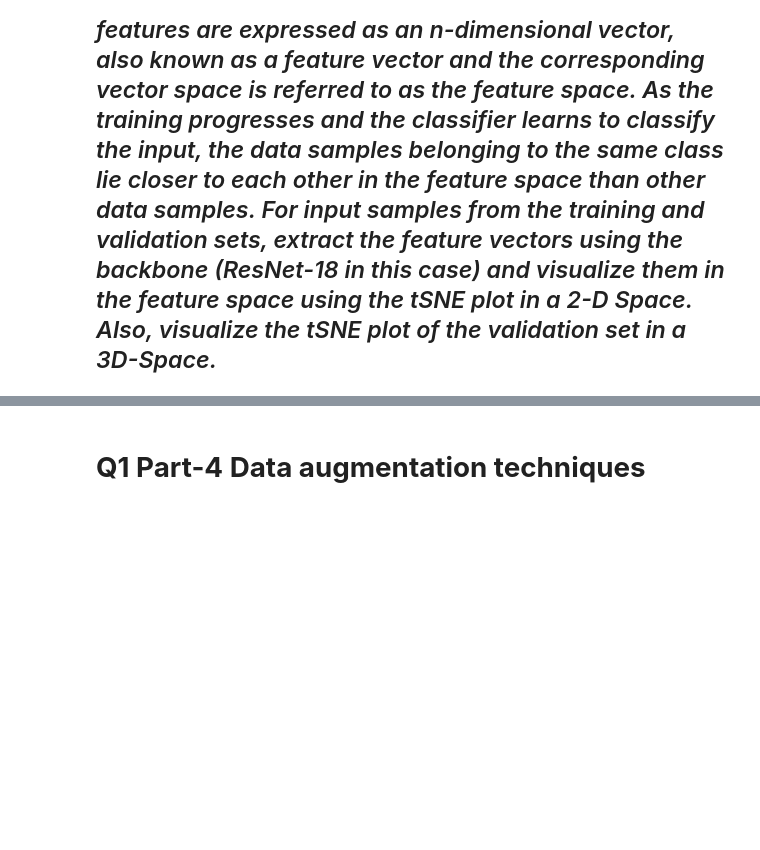
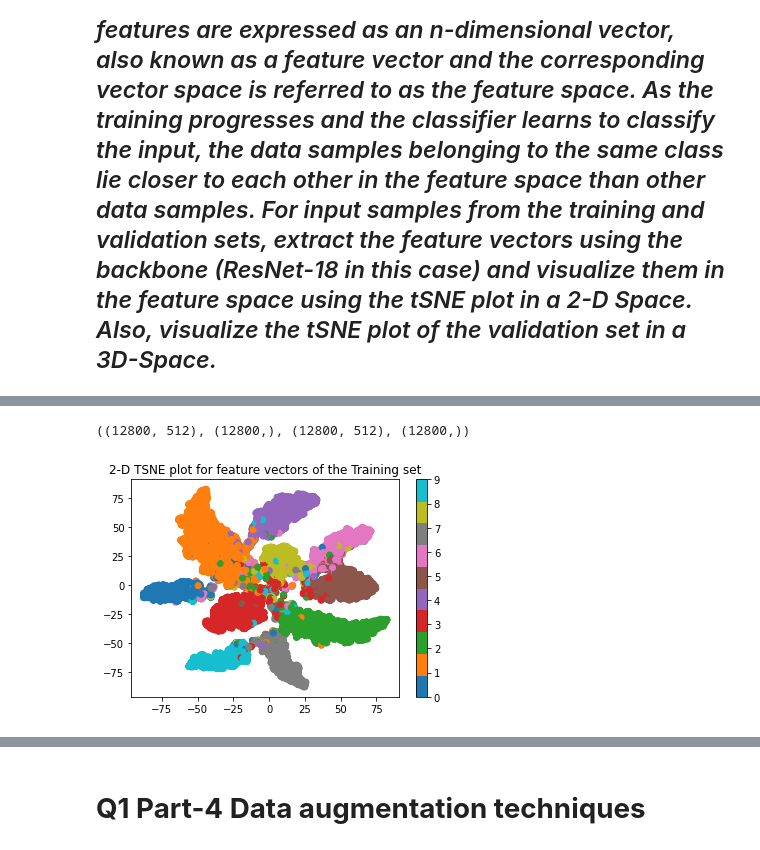
Before and after one commit to devKhush/Computer-Vision-Assignments, a Jupyter notebook: Assignment-1/Q1/Solution.ipynb, the cells around one changed output, grey strips where cells are left out. Drawn from its saved outputs; the diff is of its cells as text; code cells hidden in the pictures; blank space fills up the shorter version.

```diff
--- a/Assignment-1/Q1/Solution.ipynb
+++ b/Assignment-1/Q1/Solution.ipynb
@@ -956,18 +803,18 @@ n_dim_feature_vectors_val = np.array(n_dim_feature_vectors_val)
+# %%
+train_features.shape, train_labels.shape, val_features.shape, val_labels.shape
+# %% [output]
+((12800, 512), (12800,), (12800, 512), (12800,))
 # %%
-# 2-D t-SNE plot of the feature vectors of the training set
-# tsne = TSNE(n_components=2)
-# tsne_result = tsne.fit_transform(n_dim_feature_vectors_train)
+from sklearn.manifold import TSNE
 
-y_train = []
-for i, data in enumerate(trainloader, 0):
-        if i == len(trainloader)-1: break
-        inputs, labels = data
-        y_train.append(labels.numpy())
-y_train = np.array(y_train)
-y_train = y_train.reshape(len(y_train)*len(y_train[0]), 1)
+# 2-D t-SNE plot of the feature vectors of the validation set
+tsne = TSNE(n_components=2)
+tsne_result_train_2D = tsne.fit_transform(np.array(train_features))
 
-plt.scatter(tsne_result[:, 0], tsne_result[:, 1], c=y_train, cmap=plt.cm.get_cmap('tab10', len(np.unique(y_train))))
+plt.scatter(tsne_result_train_2D[:, 0], tsne_result_train_2D[:, 1], c=np.array(train_labels), cmap=plt.cm.get_cmap('tab10', len(np.unique(train_labels))))
 plt.title('2-D TSNE plot for feature vectors of the Training set')
-plt.colorbar(ticks=range(len(np.unique(y_train))))
+plt.colorbar()
 plt.show()
+# %% [output]
+[figure, added]
 # %%
```
Also changed, not shown: parts of 32 cells of this notebook, 2 other files.
